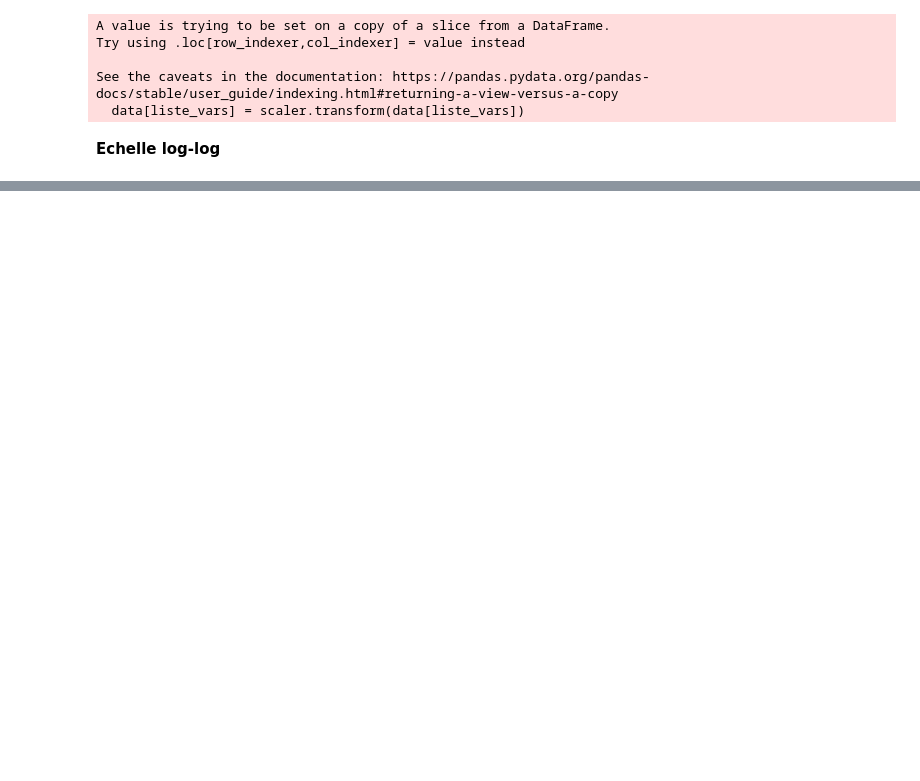
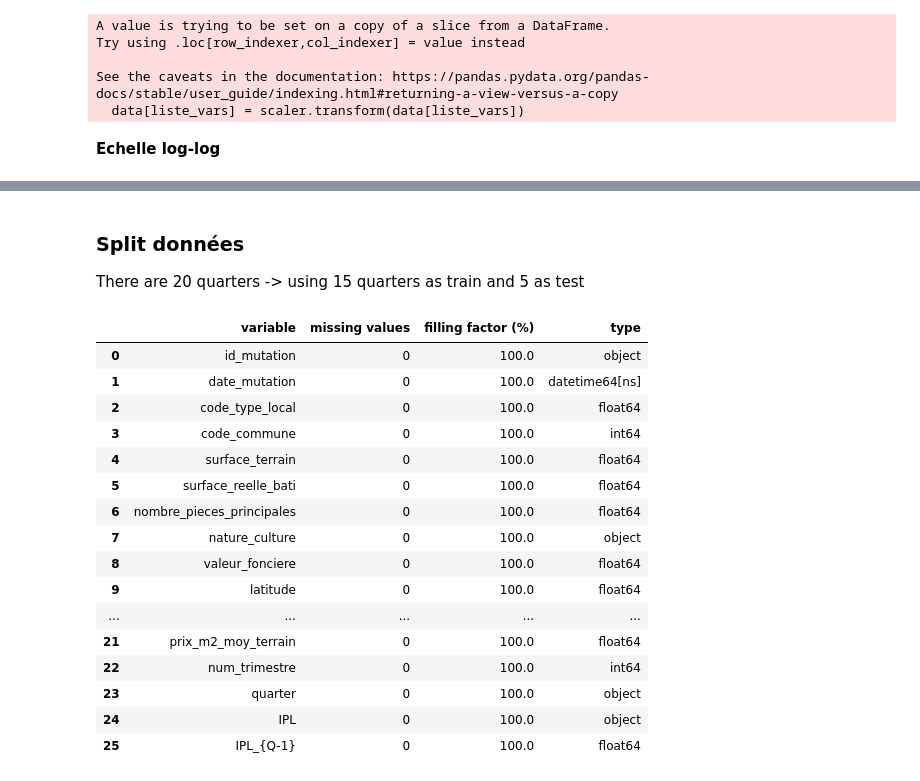
Before and after one commit to Clotilde-23/BDC, a Jupyter notebook: Notebooks/modelPreprocessing.ipynb, the cells around one changed output, grey strips where cells are left out. Drawn from its saved outputs; the diff is of its cells as text; code cells hidden in the pictures; blank space fills up the shorter version.

```diff
--- a/Notebooks/modelPreprocessing.ipynb
+++ b/Notebooks/modelPreprocessing.ipynb
@@ -92,0 +166,28 @@ See the caveats in the documentation: https://pandas.pydata.org/pandas-docs/stab
+# %% [markdown]
+### Split données
+
+There are 20 quarters -> using 15 quarters as train and 5 as test
+# %%
+missing_df = df_appart.isnull().sum(axis=0).reset_index()
+missing_df.columns = ['variable', 'missing values']
+missing_df['filling factor (%)']=(df_appart.shape[0]-missing_df['missing values'])/df_appart.shape[0]*100
+missing_df['type'] = df_appart.dtypes.to_numpy()
+missing_df
+# %% [output]
+|  | variable | missing values | filling factor (%) | type |
+| 0 | id_mutation | 0 | 100.0 | object |
+| 1 | date_mutation | 0 | 100.0 | datetime64[ns] |
+| 2 | code_type_local | 0 | 100.0 | float64 |
+| 3 | code_commune | 0 | 100.0 | int64 |
+| 4 | surface_terrain | 0 | 100.0 | float64 |
+| 5 | surface_reelle_bati | 0 | 100.0 | float64 |
+| 6 | nombre_pieces_principales | 0 | 100.0 | float64 |
+| 7 | nature_culture | 0 | 100.0 | object |
+| 8 | valeur_fonciere | 0 | 100.0 | float64 |
+| 9 | latitude | 0 | 100.0 | float64 |
+| ... | ... | ... | ... | ... |
+| 21 | prix_m2_moy_terrain | 0 | 100.0 | float64 |
+| 22 | num_trimestre | 0 | 100.0 | int64 |
+| 23 | quarter | 0 | 100.0 | object |
+| 24 | IPL | 0 | 100.0 | object |
+| 25 | IPL_{Q-1} | 0 | 100.0 | float64 |
```
Also changed, not shown: parts of 21 cells of this notebook.
